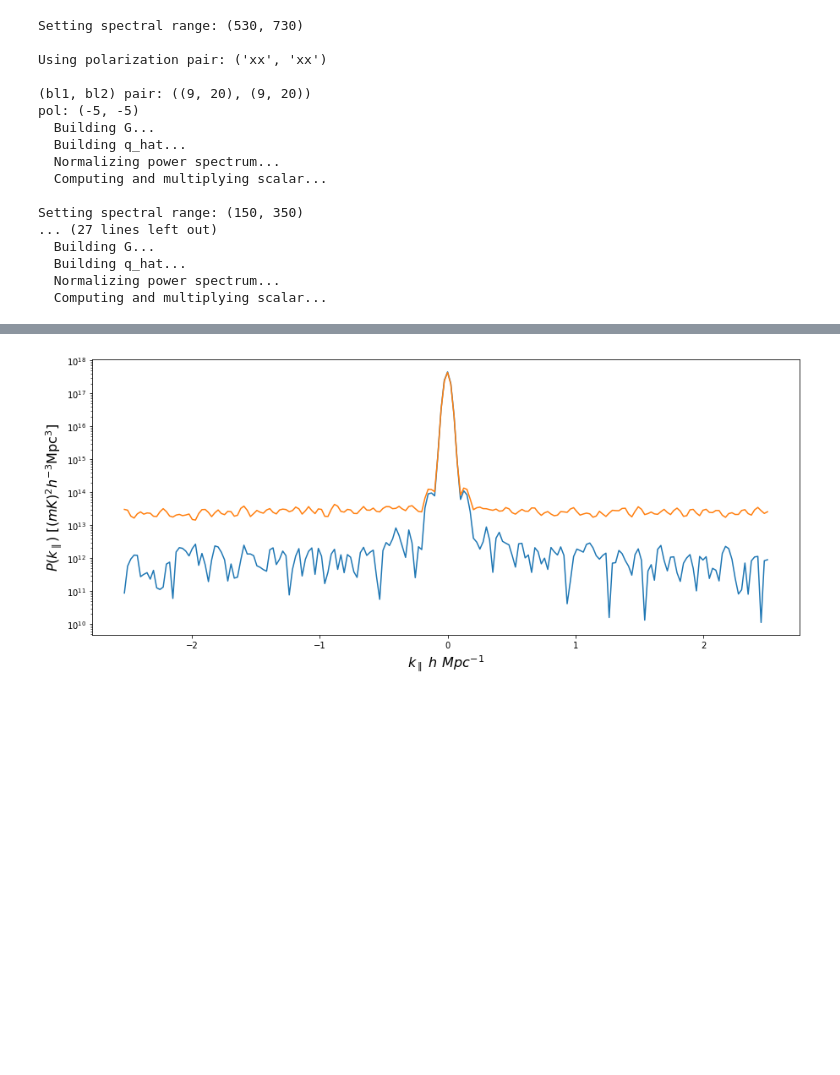
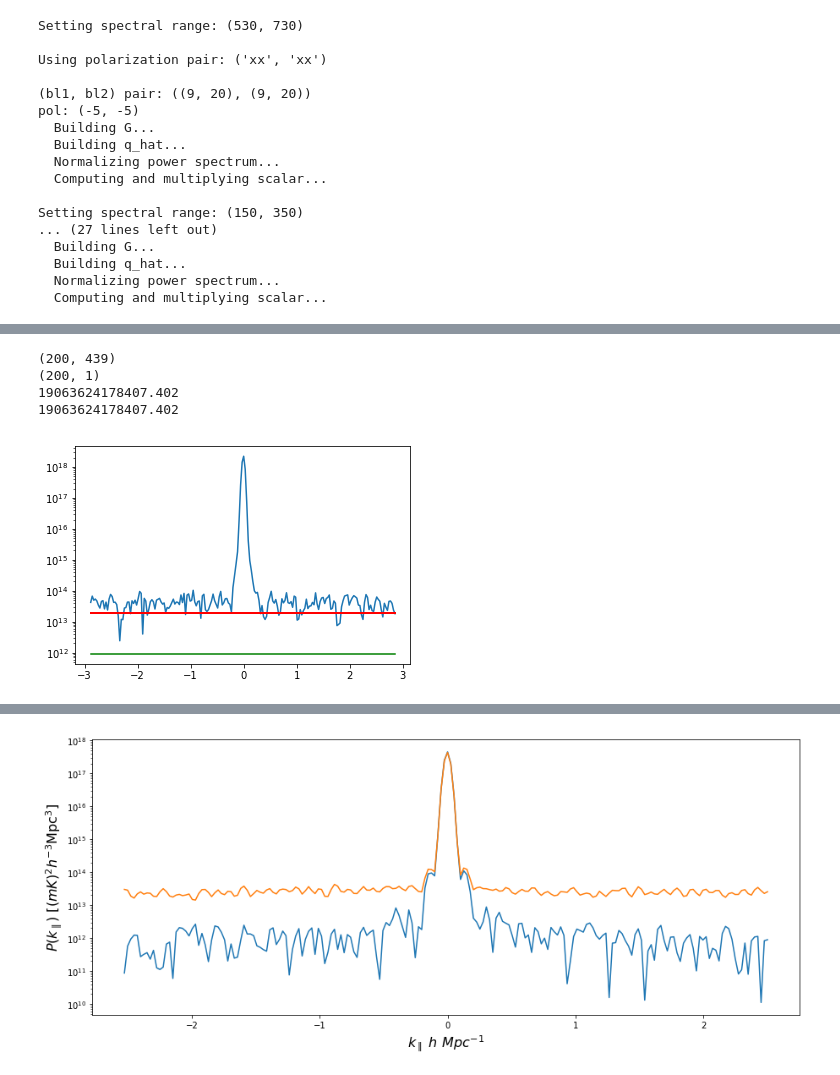
Before and after one commit to UPennEoR/kohn18_analysis, a Jupyter notebook: TestConstructFactorizableMask.ipynb, the cells around one changed output, grey strips where cells are left out. Saved outputs shown, nothing was run; the diff lists cells and outputs as text; code cells hidden in the pictures; blank space fills up the shorter version.

```diff
--- a/TestConstructFactorizableMask.ipynb
+++ b/TestConstructFactorizableMask.ipynb
@@ -60,6 +62,11 @@ uvb = hp.pspecbeam.PSpecBeamUV(beamfile, cosmo=cosmo)
 
 # Convert to cosmological units (mK)
 Jy_to_mK = uvb.Jy_to_mK(np.unique(uvd.freq_array), pol=pol)
+# %%
+bl1 = (9,20)
+bl2 = (9,20)
+blp = (bl1,bl2)
+blpairs = [[blp,]]
 # %%
 def MakeUVP(uvd, Jy_to_mK, spw):
 
@@ -110,3 +117,10 @@ Setting spectral range: (150, 350)
   Building q_hat...
   Normalizing power spectrum...
   Computing and multiplying scalar...
+# %%
+%%time
+# Average the power spectra
+uvp_high_avg = uvp_high.average_spectra(blpair_groups=blpairs, time_avg=True, inplace=False)
+key = (0, uvp_high_avg.blpair_array[0], 'xx') # key = (spw, blpair, pol)
+ps_high_avg = np.abs(np.real(uvp_high_avg.get_data(key)).squeeze())
+print ps_high_avg.shape
@@ -112,0 +131,18 @@ Setting spectral range: (150, 350)
+# %%
+# Get k's
+k_high_perp, k_high_para = uvp_high.get_kperps(0, little_h=True), uvp_high.get_kparas(0, little_h=True)
+k_low_perp, k_low_para = uvp_low.get_kperps(0, little_h=True), uvp_low.get_kparas(0, little_h=True)
+# %%
+# Estimate thermal noise
+Tsys = 3000.
+P_N_high_avg = uvp_high_avg.generate_noise_spectra(0, 'xx', Tsys)[uvp_high.antnums_to_blpair(blp)].T
+P_N_high = uvp_high.generate_noise_spectra(0, 'xx', Tsys)[uvp_high.antnums_to_blpair(blp)].T
+print P_N_high.shape
+print P_N_high_avg.shape
+print np.min(P_N_high[np.isfinite(P_N_high)])
+print np.nanmax(P_N_high[np.isfinite(P_N_high)])
+# %% [output]
+(200, 439)
+(200, 1)
+19063624178407.402
+19063624178407.402
@@ -112,0 +151,7 @@ Setting spectral range: (150, 350)
+# %%
+plt.semilogy(k_high_para,ps_high_avg)
+plt.semilogy(k_high_para,P_N_high,color='red')
+plt.semilogy(k_high_para,P_N_high_avg,color='green')
+plt.show()
+# %% [output]
+[figure, added]
```
Also changed, not shown: parts of 15 cells of this notebook.
